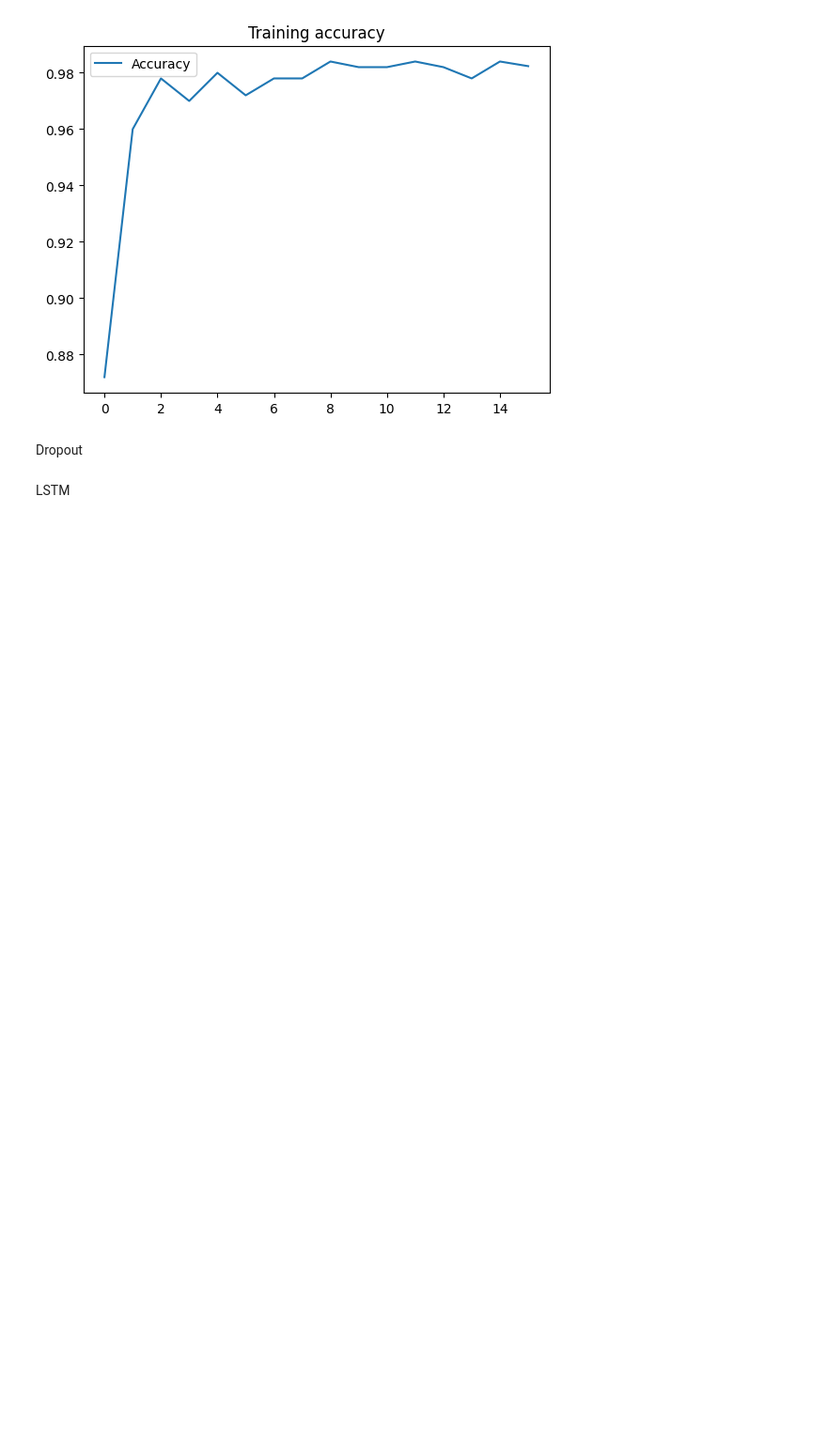
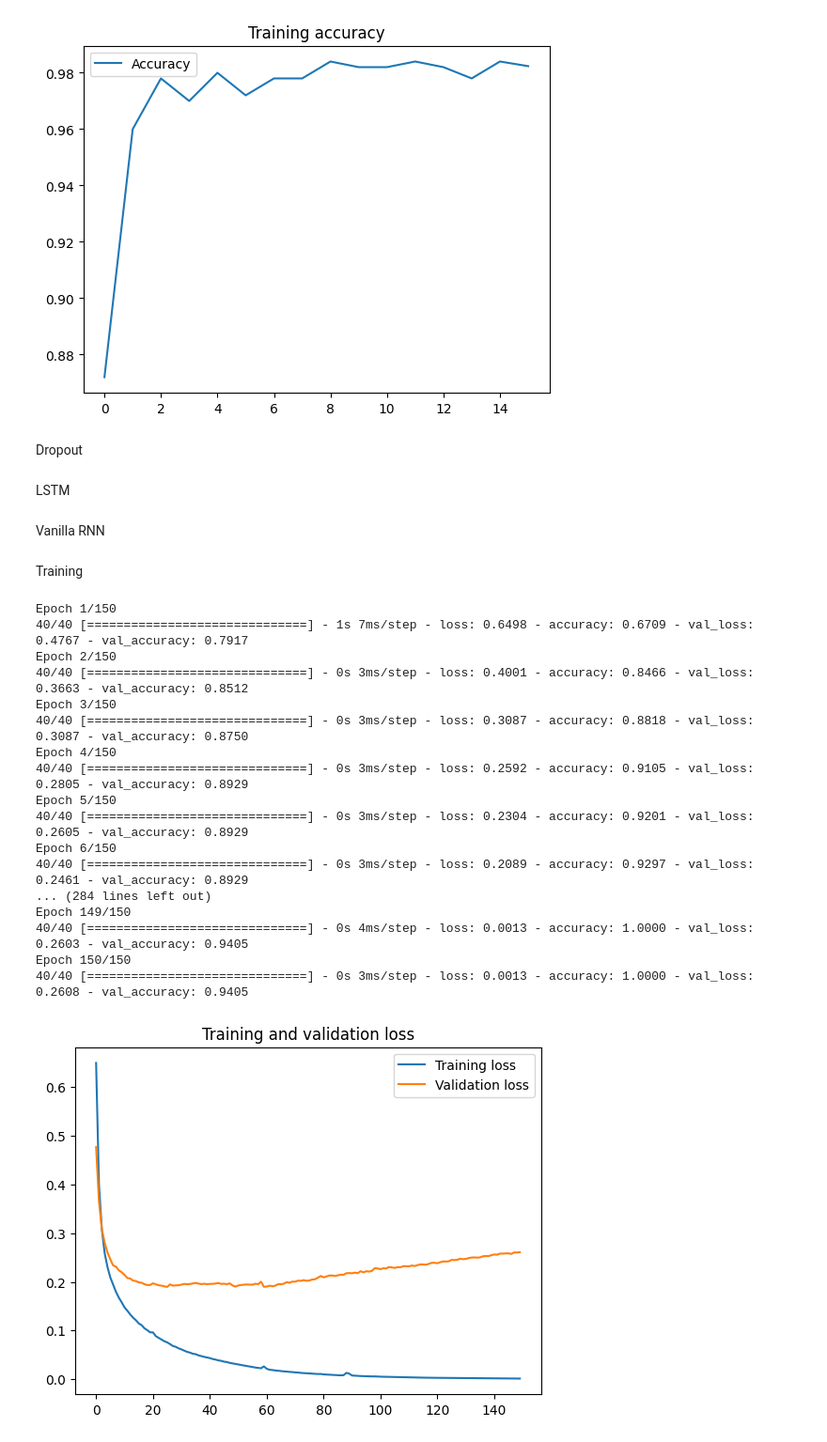
Before and after one commit to ChiaraAnsaldo/Neural-network-for-eeg-signal-analysis-for-epileptic-seizure-detection, a Jupyter notebook: Main-Mari.ipynb, the cells around one changed output. Shown: that part at 94% size. Drawn from its saved outputs; the diff is of its cells as text; code cells hidden in the pictures; blank space fills up the shorter version.

```diff
--- a/Main-Mari.ipynb
+++ b/Main-Mari.ipynb
@@ -58,3 +64,11 @@ def trainTestData (features, test_ratio, k_fold, perfInd):
+# %%
+def trainTestData_2 (features, perfInd):
+    x = features.loc[:, features.columns != 'seizure']
+    y = features['seizure']
+    x_1, x_test, y_1, y_test = train_test_split(x, y, test_size = 0.3, random_state=42)
+    x_train, x_val, y_train, y_val = train_test_split(x_1, y_1, test_size=0.2, random_state=42)
+    results = pd.DataFrame(columns = perfInd)
+    return x_train, x_test, y_train, y_test, x_val, y_val, results
 # %% [markdown]
 Read and Store Data
 # %%
@@ -79,0 +99,12 @@ y_test = y_test.values.astype(int)
+# %%
+x_train, x_test, y_train, y_test, x_val, y_val, results = trainTestData_2 (ft, perfInd)
+
+x_train = np.reshape(x_train.values, (x_train.shape[0], 1, x_train.shape[1]))
+y_train = y_train.values.astype(int)
+x_val = np.reshape(x_test.values, (x_test.shape[0], 1, x_test.shape[1]))
+y_val = y_test.values.astype(int)
+x_test = np.reshape(x_test.values, (x_test.shape[0], 1, x_test.shape[1]))
+y_test = y_test.values.astype(int)
+
+print(np.shape(x_train))
+print(np.shape(y_train))
@@ -242,3 +278,58 @@ lstm_units = 128
 dense_units = 32
 
 CompleteLSTM(x_train, x_test, y_train, y_test, results, ft, kf, perfInd, epochs, batch, lstm_units, dense_units, dropout_percentage, loss_function, metric)
+# %% [markdown]
+Vanilla RNN
+# %% [markdown]
+Training
+# %%
+# Definizione del modello RNN
+
+model = Sequential()
+model.add(SimpleRNN(32, input_shape=(None, x_train.shape[-1])))  # "timesteps" rappresenta il numero di istanti temporali nel segnale EEG, "features" è il numero di caratteristiche per ciascun istante temporale
+model.add(Dense(1, activation='sigmoid'))
+
+# Compilazione del modello
+model.compile(optimizer=Adam(), loss='binary_crossentropy', metrics=['accuracy'])
+
+# Addestramento del modello
+history = model.fit(x_train, y_train, epochs=150, batch_size=8, validation_data=(x_val, y_val))
+
+train_loss = history.history['loss']
+val_loss = history.history['val_loss']
+train_acc = history.history['accuracy']
+val_acc = history.history['val_accuracy']
+
+epochs = range(len(train_loss))
+
+plt.figure()
+plt.plot(epochs, train_loss, label='Training loss')
+plt.plot(epochs, val_loss, label='Validation loss')
+plt.title('Training and validation loss')
+plt.legend()
+plt.figure()
+plt.plot(epochs, train_acc, label='Training accuracy')
+plt.plot(epochs, val_acc, label='Validation accuracy')
+plt.title('Training and validation accuracy')
+plt.legend()
+
+plt.show()
+# %% [output]
+Epoch 1/150
+40/40 [==============================] - 1s 7ms/step - loss: 0.6498 - accuracy: 0.6709 - val_loss: 0.4767 - val_accuracy: 0.7917
+Epoch 2/150
+40/40 [==============================] - 0s 3ms/step - loss: 0.4001 - accuracy: 0.8466 - val_loss: 0.3663 - val_accuracy: 0.8512
+Epoch 3/150
+40/40 [==============================] - 0s 3ms/step - loss: 0.3087 - accuracy: 0.8818 - val_loss: 0.3087 - val_accuracy: 0.8750
+Epoch 4/150
+40/40 [==============================] - 0s 3ms/step - loss: 0.2592 - accuracy: 0.9105 - val_loss: 0.2805 - val_accuracy: 0.8929
+Epoch 5/150
+40/40 [==============================] - 0s 3ms/step - loss: 0.2304 - accuracy: 0.9201 - val_loss: 0.2605 - val_accuracy: 0.8929
+Epoch 6/150
+40/40 [==============================] - 0s 3ms/step - loss: 0.2089 - accuracy: 0.9297 - val_loss: 0.2461 - val_accuracy: 0.8929
+... (284 lines left out)
+Epoch 149/150
+40/40 [==============================] - 0s 4ms/step - loss: 0.0013 - accuracy: 1.0000 - val_loss: 0.2603 - val_accuracy: 0.9405
+Epoch 150/150
+40/40 [==============================] - 0s 3ms/step - loss: 0.0013 - accuracy: 1.0000 - val_loss: 0.2608 - val_accuracy: 0.9405
+[figure, added]
```
Also changed, not shown: parts of 21 cells of this notebook.
